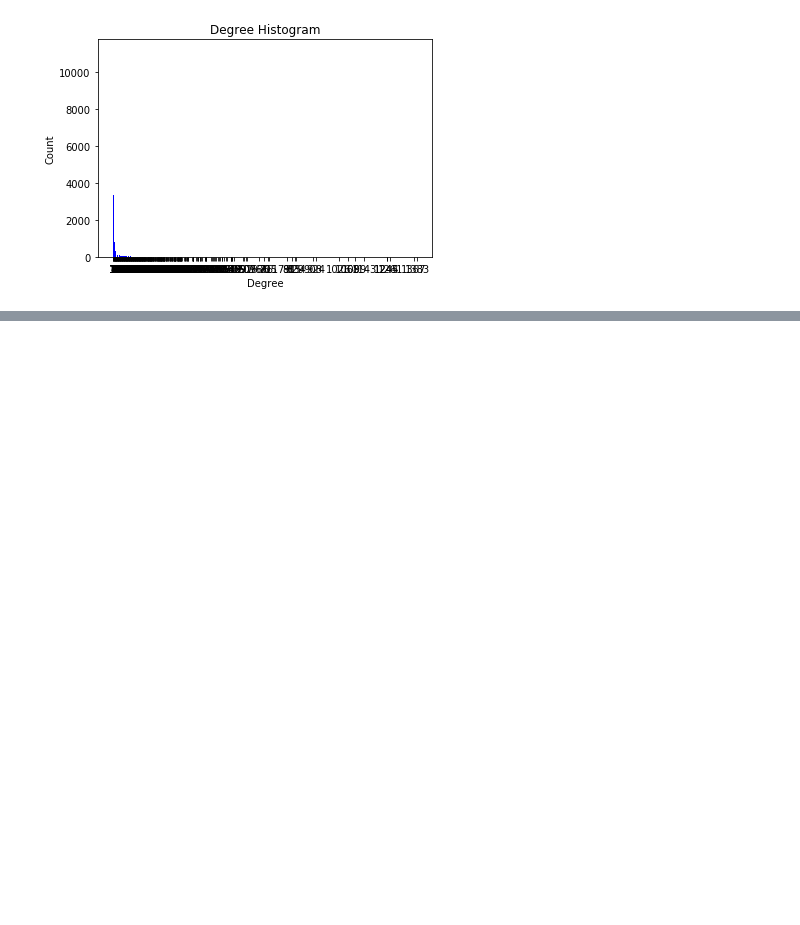
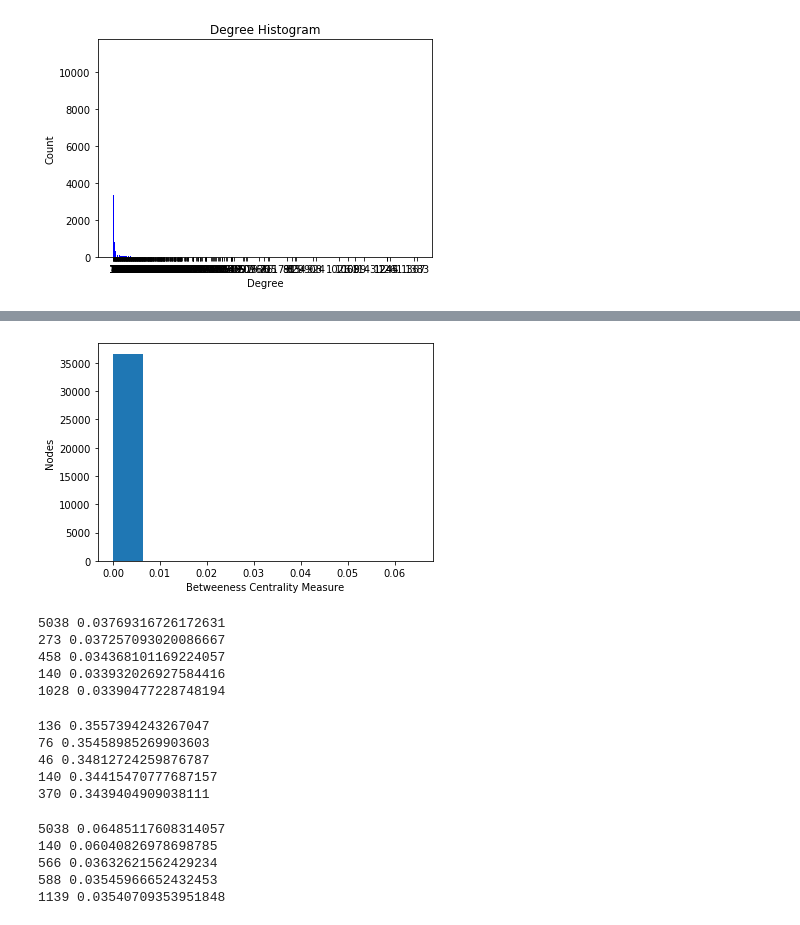
Before and after one commit to acquayefrank/na-enron-emails, a Jupyter notebook: Network Analysis of Enron Emails.ipynb, the cells around one changed output, grey strips where cells are left out. Cells and saved outputs as stored; diff of their text form; code cells hidden in the pictures; blank space fills up the shorter version.

```diff
--- a/Network Analysis of Enron Emails.ipynb
+++ b/Network Analysis of Enron Emails.ipynb
@@ -144,0 +183,9 @@ betweeness = nx.betweenness_centrality(G)
+# %%
+# Plot a histogram of the betweeness centrality distribution of the graph.
+plt.figure()
+plt.hist(list(betweeness.values()))
+plt.xlabel("Betweeness Centrality Measure")
+plt.ylabel("Nodes")
+plt.show()
+# %% [output]
+[figure, added]
@@ -144,0 +197,33 @@ betweeness = nx.betweenness_centrality(G)
+# %%
+for index, (key, value) in enumerate(sorted_deg_cent.items()):
+    if index <= 4:
+        print(key, value)
+# %% [output]
+5038 0.03769316726172631
+273 0.037257093020086667
+458 0.034368101169224057
+140 0.033932026927584416
+1028 0.03390477228748194
+# %%
+close_cent = Out[22]
+sorted_close_cent = dict(sorted(close_cent.items(), key=operator.itemgetter(1),reverse=True))
+for index, (key, value) in enumerate(sorted_close_cent.items()):
+    if index <= 4:
+        print(key, value)
+# %% [output]
+136 0.3557394243267047
+76 0.35458985269903603
+46 0.34812724259876787
+140 0.34415470777687157
+370 0.3439404909038111
+# %%
+sorted_betweeness = dict(sorted(betweeness.items(), key=operator.itemgetter(1),reverse=True))
+for index, (key, value) in enumerate(sorted_betweeness.items()):
+    if index <= 4:
+        print(key, value)
+# %% [output]
+5038 0.06485117608314057
+140 0.06040826978698785
+566 0.03632621562429234
+588 0.03545966652432453
+1139 0.03540709353951848
```
Also changed, not shown: parts of 8 cells of this notebook.
